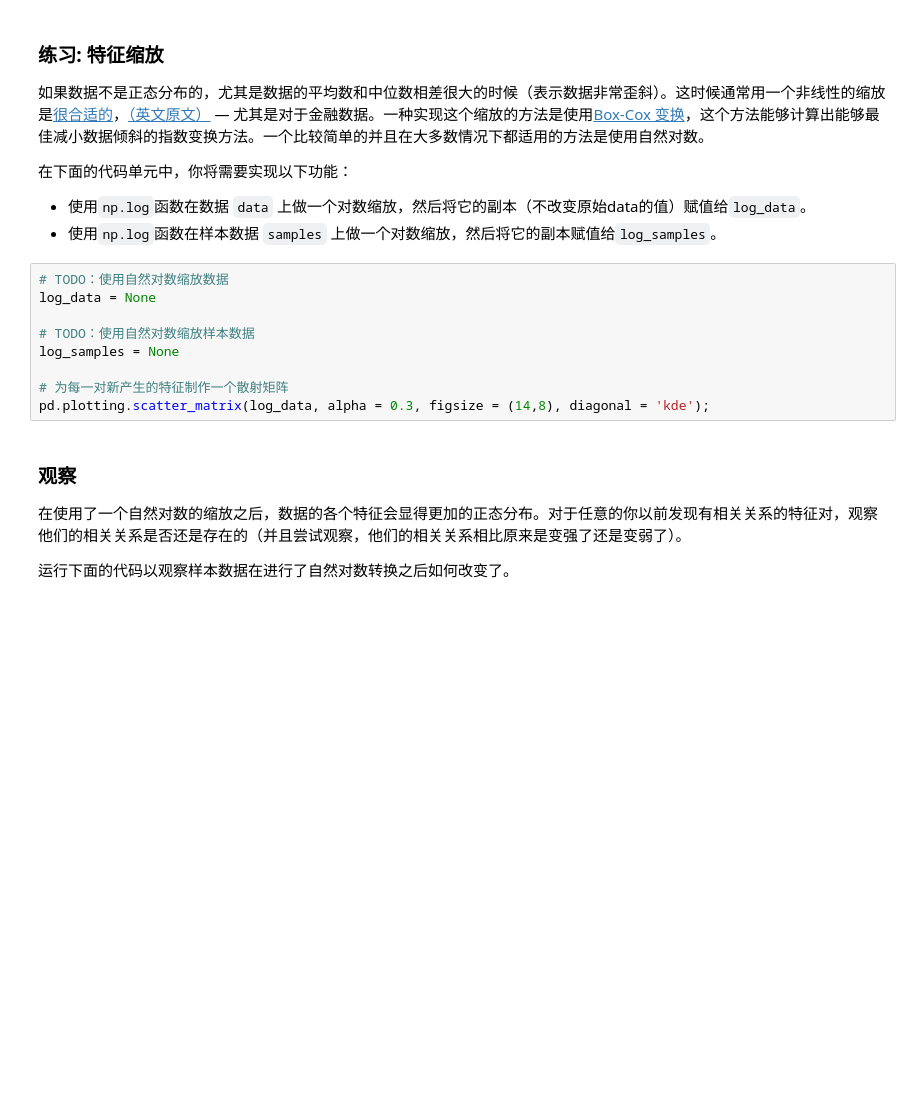
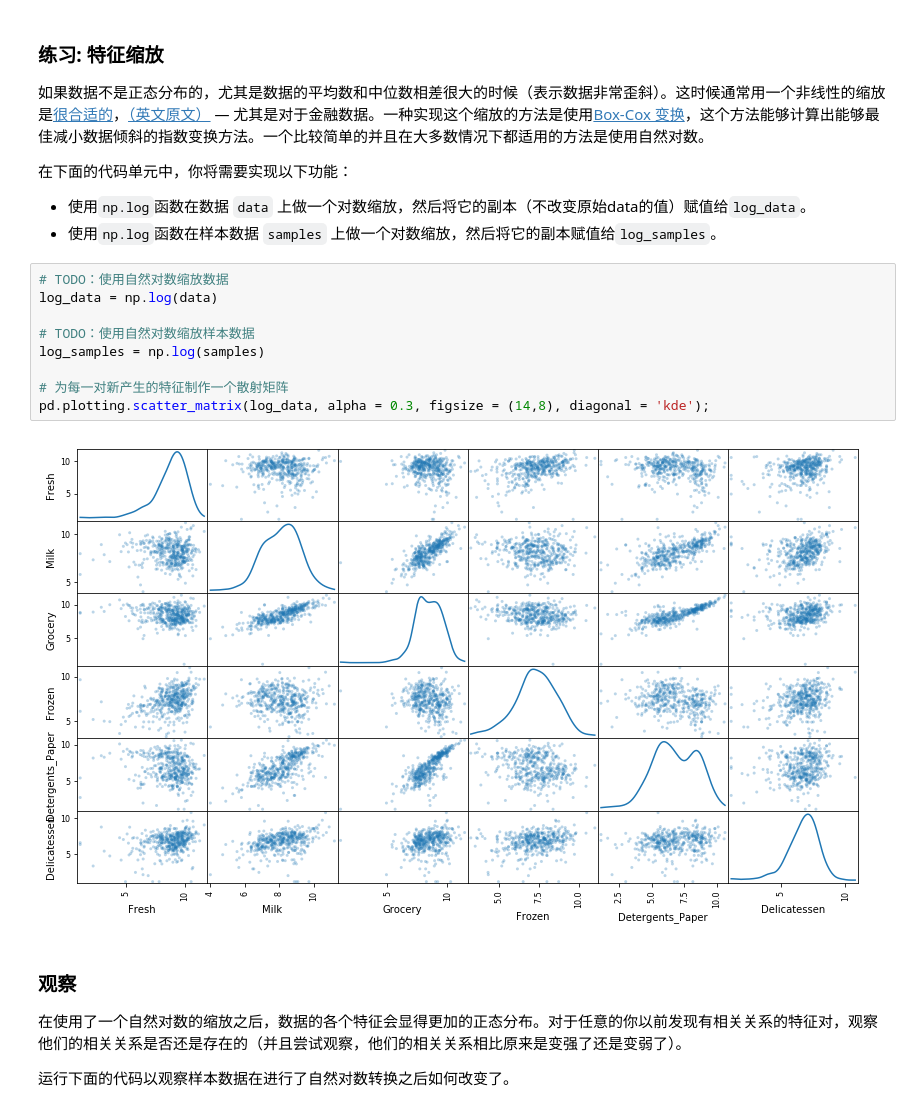
Before and after one commit to euii/creating_customer_segments, a Jupyter notebook: customer_segments.ipynb, the cells around one changed output. Saved outputs shown, nothing was run; the diff lists cells and outputs as text; blank space fills up the shorter version.

```diff
--- a/customer_segments.ipynb
+++ b/customer_segments.ipynb
@@ -165,13 +169,15 @@ Delicatessen is KstestResult(statistic=0.9986501019683699, pvalue=0.0)
  - 使用`np.log`函数在样本数据 `samples` 上做一个对数缩放，然后将它的副本赋值给`log_samples`。
 # %%
 # TODO：使用自然对数缩放数据
-log_data = None
+log_data = np.log(data)
 
 # TODO：使用自然对数缩放样本数据
-log_samples = None
+log_samples = np.log(samples)
 
 # 为每一对新产生的特征制作一个散射矩阵
 pd.plotting.scatter_matrix(log_data, alpha = 0.3, figsize = (14,8), diagonal = 'kde');
+# %% [output]
+[figure, added]
 # %% [markdown]
 ### 观察
 在使用了一个自然对数的缩放之后，数据的各个特征会显得更加的正态分布。对于任意的你以前发现有相关关系的特征对，观察他们的相关关系是否还是存在的（并且尝试观察，他们的相关关系相比原来是变强了还是变弱了）。
```
Also changed, not shown: parts of 31 cells of this notebook.
